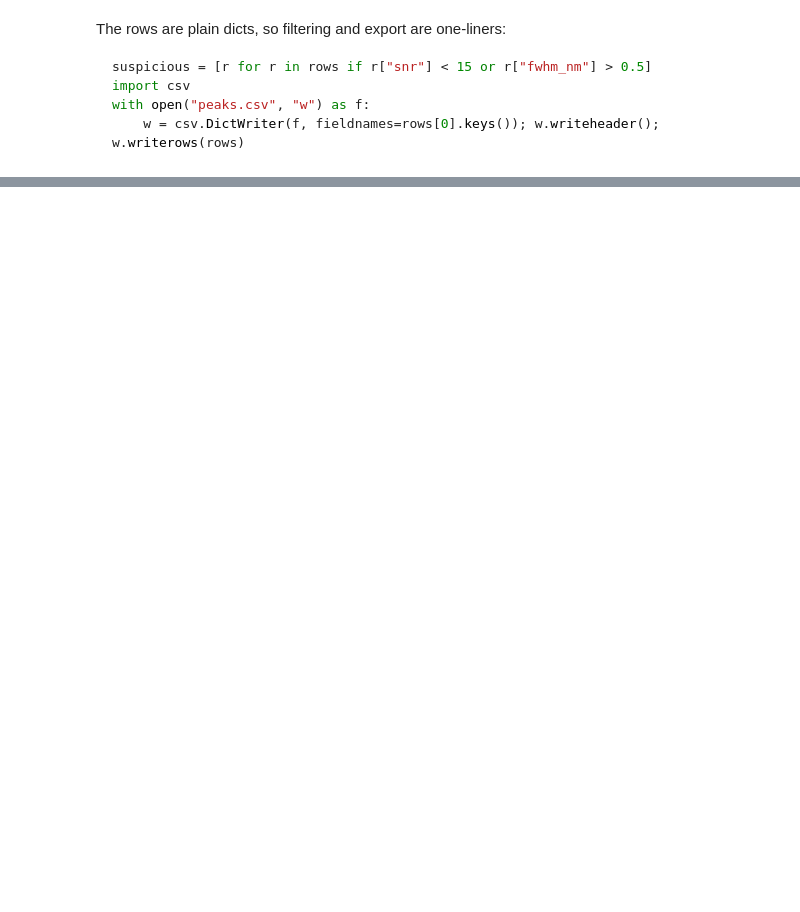
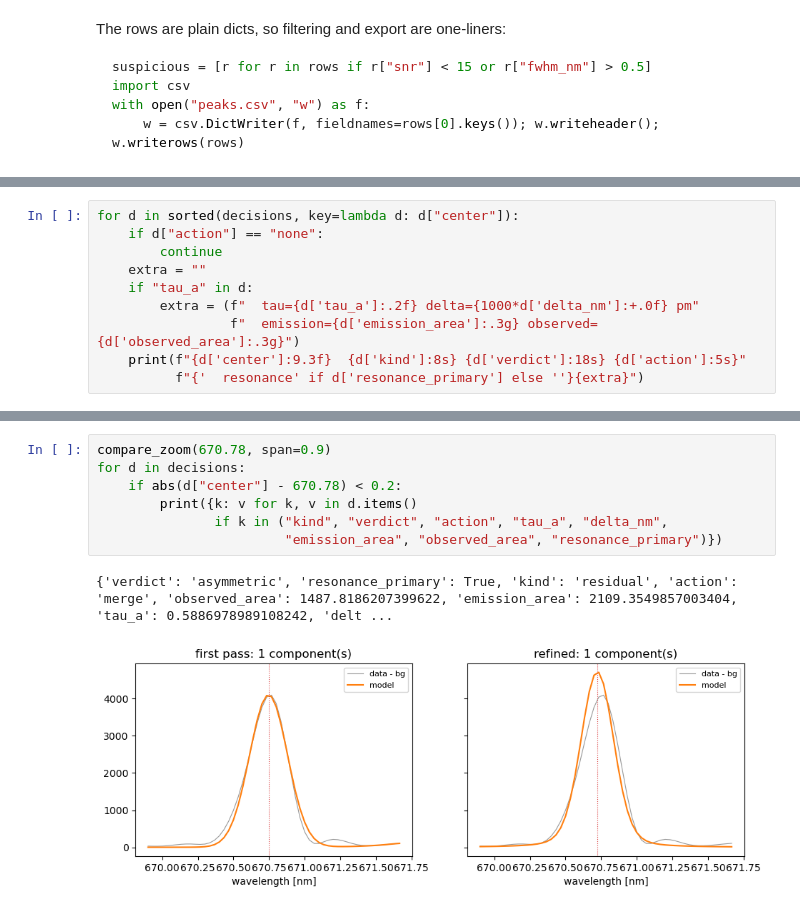
Before and after one commit to MWhitta/alibz, a Jupyter notebook: notebooks/fit_inspection.ipynb, the cells around one changed output, grey strips where cells are left out. Drawn from its saved outputs; the diff is of its cells as text; blank space fills up the shorter version.

```diff
--- a/notebooks/fit_inspection.ipynb
+++ b/notebooks/fit_inspection.ipynb
@@ -66,0 +130,10 @@ with open("peaks.csv", "w") as f:
+# %%
+for d in sorted(decisions, key=lambda d: d["center"]):
+    if d["action"] == "none":
+        continue
+    extra = ""
+    if "tau_a" in d:
+        extra = (f"  tau={d['tau_a']:.2f} delta={1000*d['delta_nm']:+.0f} pm"
+                 f"  emission={d['emission_area']:.3g} observed={d['observed_area']:.3g}")
+    print(f"{d['center']:9.3f}  {d['kind']:8s} {d['verdict']:18s} {d['action']:5s}"
+          f"{'  resonance' if d['resonance_primary'] else ''}{extra}")
@@ -66,0 +201,10 @@ with open("peaks.csv", "w") as f:
+# %%
+compare_zoom(670.78, span=0.9)
+for d in decisions:
+    if abs(d["center"] - 670.78) < 0.2:
+        print({k: v for k, v in d.items()
+               if k in ("kind", "verdict", "action", "tau_a", "delta_nm",
+                        "emission_area", "observed_area", "resonance_primary")})
+# %% [output]
+{'verdict': 'asymmetric', 'resonance_primary': True, 'kind': 'residual', 'action': 'merge', 'observed_area': 1487.8186207399622, 'emission_area': 2109.3549857003404, 'tau_a': 0.5886978989108242, 'delt ...
+[figure, added]
```
Also changed, not shown: parts of 11 cells of this notebook, 4 other files.
